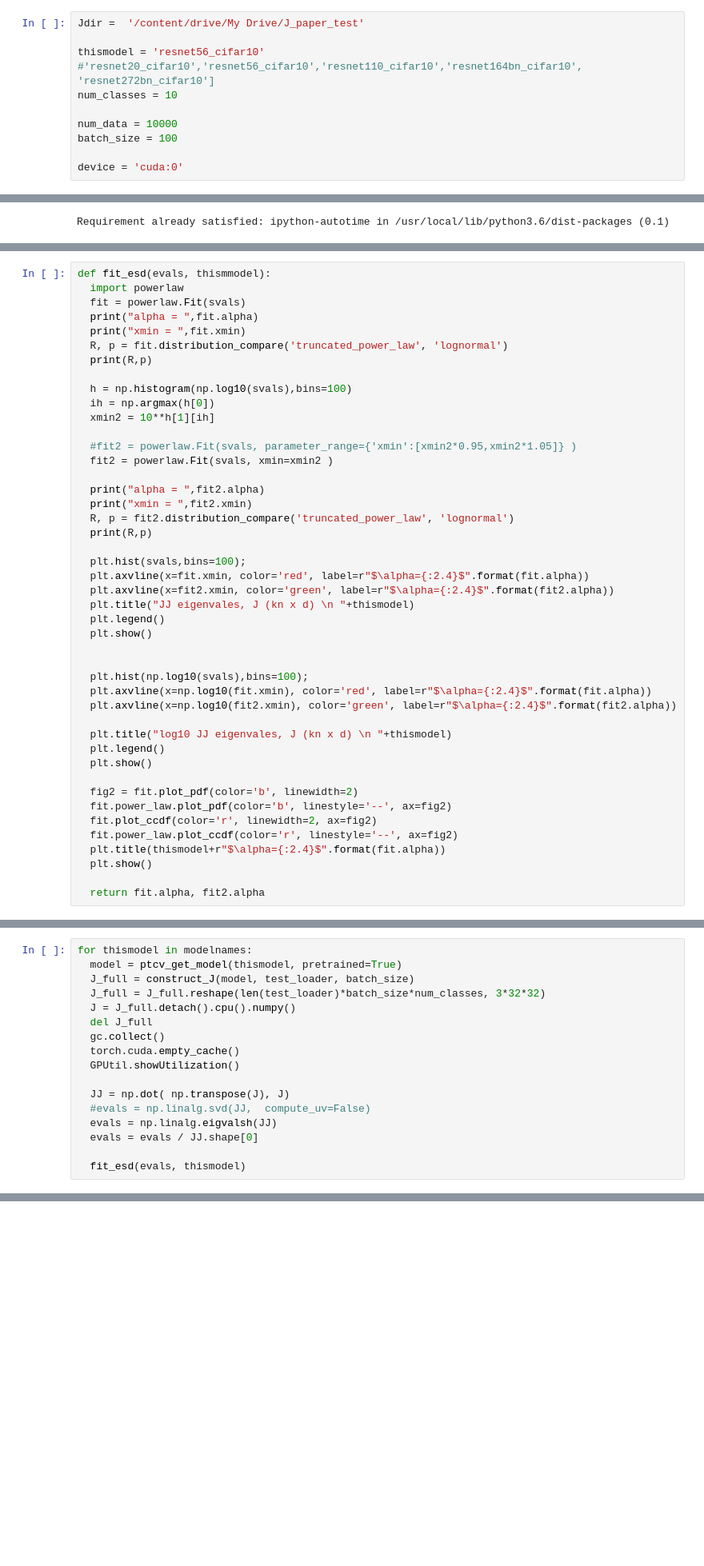
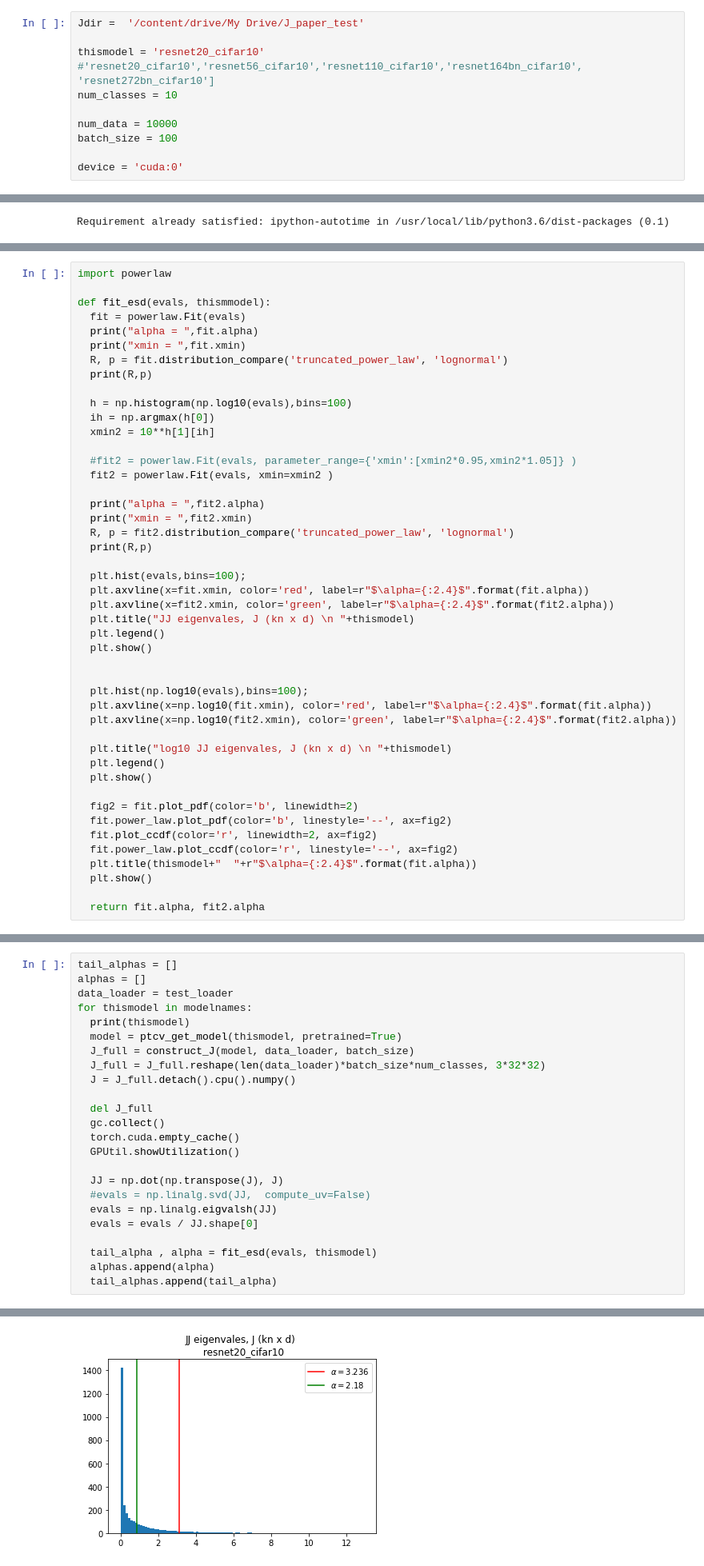
Before and after one commit to CalculatedContent/ww-phys_theory, a Jupyter notebook: Jacobian_Reshaped.ipynb, the cells around one changed output, grey strips where cells are left out. Shown at 80% size. Drawn from its saved outputs; the diff is of its cells as text; blank space fills up the shorter version.

```diff
--- a/Jacobian_Reshaped.ipynb
+++ b/Jacobian_Reshaped.ipynb
@@ -11,7 +11,7 @@ $\mathbf{J}\;\;(nK\times d)$ , where
 # %%
 Jdir =  '/content/drive/My Drive/J_paper_test'
 
-thismodel = 'resnet56_cifar10' #'resnet20_cifar10','resnet56_cifar10','resnet110_cifar10','resnet164bn_cifar10', 'resnet272bn_cifar10']
+thismodel = 'resnet20_cifar10' #'resnet20_cifar10','resnet56_cifar10','resnet110_cifar10','resnet164bn_cifar10', 'resnet272bn_cifar10']
 num_classes = 10
 
 num_data = 10000
@@ -189,25 +187,26 @@ time: 9.25 ms
 # %%
+import powerlaw
+
 def fit_esd(evals, thismmodel):
-  import powerlaw
-  fit = powerlaw.Fit(svals)
+  fit = powerlaw.Fit(evals)
   print("alpha = ",fit.alpha)
   print("xmin = ",fit.xmin)
   R, p = fit.distribution_compare('truncated_power_law', 'lognormal')
   print(R,p)
 
-  h = np.histogram(np.log10(svals),bins=100)
+  h = np.histogram(np.log10(evals),bins=100)
   ih = np.argmax(h[0])
   xmin2 = 10**h[1][ih]
 
-  #fit2 = powerlaw.Fit(svals, parameter_range={'xmin':[xmin2*0.95,xmin2*1.05]} )
-  fit2 = powerlaw.Fit(svals, xmin=xmin2 )
+  #fit2 = powerlaw.Fit(evals, parameter_range={'xmin':[xmin2*0.95,xmin2*1.05]} )
+  fit2 = powerlaw.Fit(evals, xmin=xmin2 )
 
   print("alpha = ",fit2.alpha)
   print("xmin = ",fit2.xmin)
   R, p = fit2.distribution_compare('truncated_power_law', 'lognormal')
   print(R,p)
 
-  plt.hist(svals,bins=100);
+  plt.hist(evals,bins=100);
   plt.axvline(x=fit.xmin, color='red', label=r"$\alpha={:2.4}$".format(fit.alpha))
   plt.axvline(x=fit2.xmin, color='green', label=r"$\alpha={:2.4}$".format(fit2.alpha))
   plt.title("JJ eigenvales, J (kn x d) \n "+thismodel)
@@ -215,7 +214,7 @@ def fit_esd(evals, thismmodel):
   plt.show()
 
 
-  plt.hist(np.log10(svals),bins=100);
+  plt.hist(np.log10(evals),bins=100);
   plt.axvline(x=np.log10(fit.xmin), color='red', label=r"$\alpha={:2.4}$".format(fit.alpha))
   plt.axvline(x=np.log10(fit2.xmin), color='green', label=r"$\alpha={:2.4}$".format(fit2.alpha))
 
@@ -227,7 +226,7 @@ def fit_esd(evals, thismmodel):
   fit.power_law.plot_pdf(color='b', linestyle='--', ax=fig2)
   fit.plot_ccdf(color='r', linewidth=2, ax=fig2)
   fit.power_law.plot_ccdf(color='r', linestyle='--', ax=fig2)
-  plt.title(thismodel+r"$\alpha={:2.4}$".format(fit.alpha))
+  plt.title(thismodel+"  "+r"$\alpha={:2.4}$".format(fit.alpha))
   plt.show()
 
   return fit.alpha, fit2.alpha
@@ -266,18 +265,25 @@ time: 1.51 ms
 # %%
+tail_alphas = []
+alphas = []
+data_loader = test_loader
 for thismodel in modelnames:
+  print(thismodel)
   model = ptcv_get_model(thismodel, pretrained=True)
-  J_full = construct_J(model, test_loader, batch_size)
-  J_full = J_full.reshape(len(test_loader)*batch_size*num_classes, 3*32*32)
+  J_full = construct_J(model, data_loader, batch_size)
+  J_full = J_full.reshape(len(data_loader)*batch_size*num_classes, 3*32*32)
   J = J_full.detach().cpu().numpy()
+
   del J_full
   gc.collect()
   torch.cuda.empty_cache()
   GPUtil.showUtilization()
 
-  JJ = np.dot( np.transpose(J), J)
+  JJ = np.dot(np.transpose(J), J)
   #evals = np.linalg.svd(JJ,  compute_uv=False)
   evals = np.linalg.eigvalsh(JJ)
   evals = evals / JJ.shape[0]
 
-  fit_esd(evals, thismodel)
+  tail_alpha , alpha = fit_esd(evals, thismodel)
+  alphas.append(alpha)
+  tail_alphas.append(tail_alpha)
 # %% [output]
@@ -285,0 +301 @@ time: 6.62 s
+[figure, added]
```
Also changed, not shown: parts of 19 cells of this notebook.
